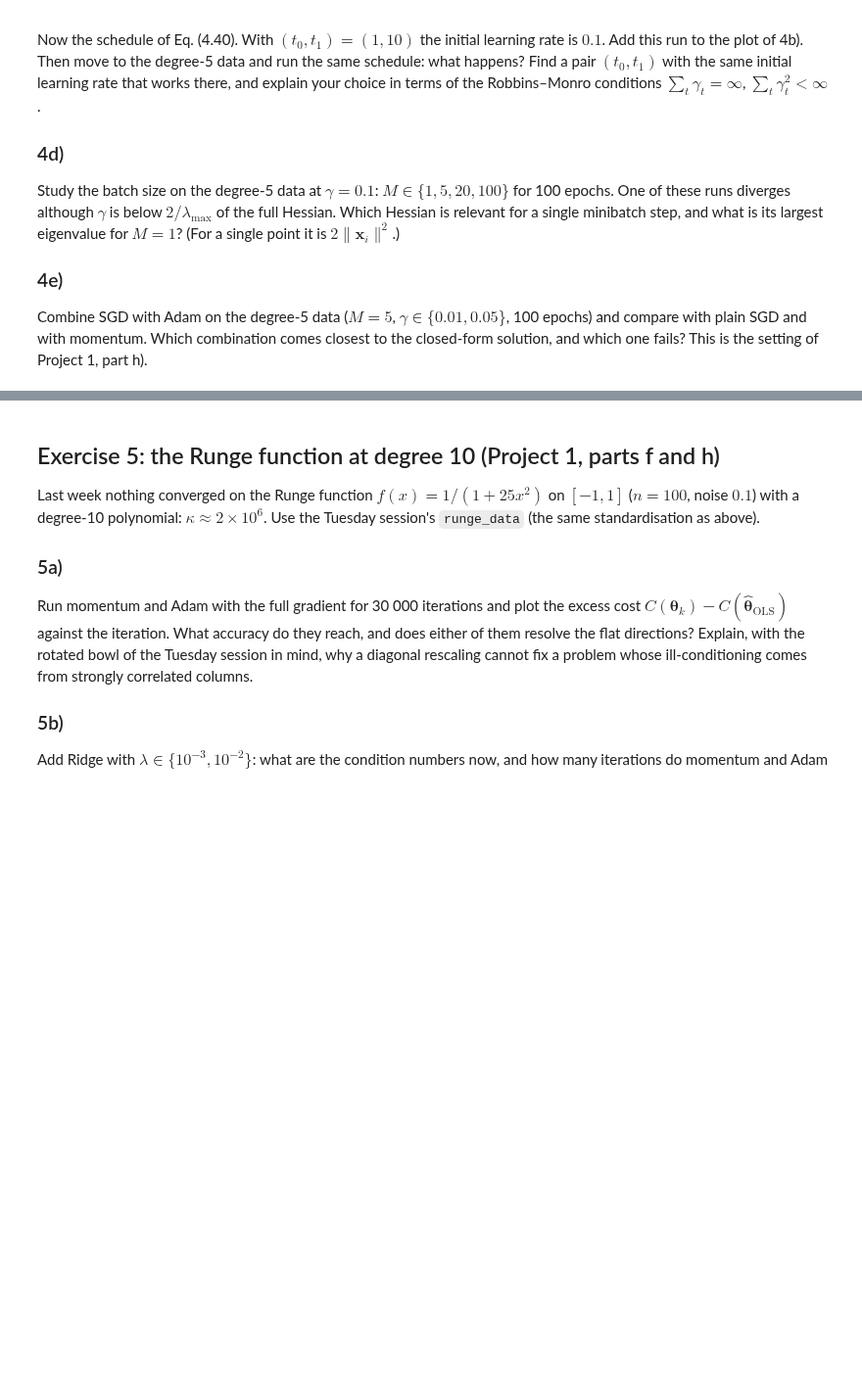
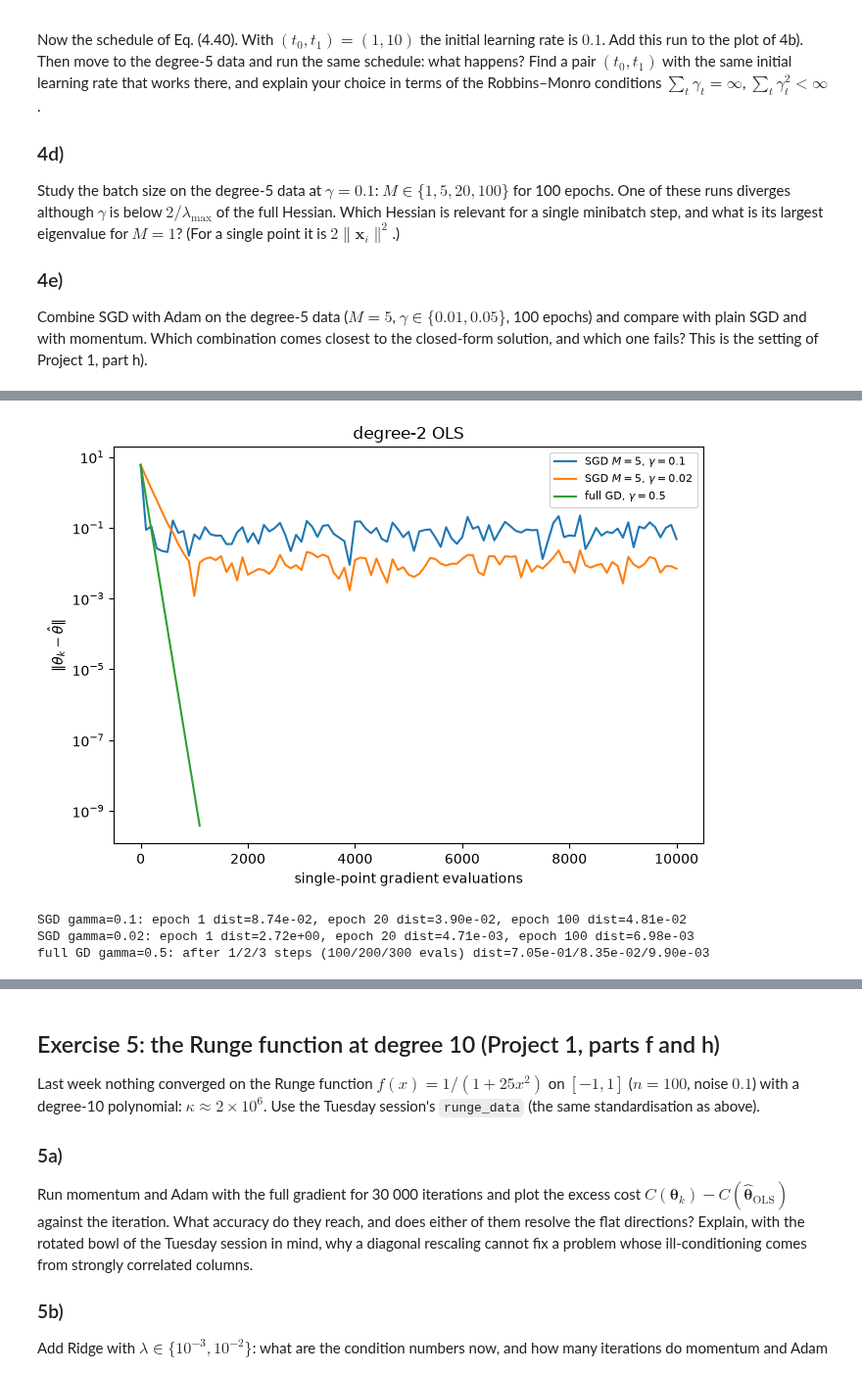
Before and after one commit to SigurdRiseth/FYS-STK4155-exercises, a Jupyter notebook: solutions/week38/exercisesweek38.ipynb, the cells around one changed output, grey strips where cells are left out. Shown at 98% size. Drawn from its saved outputs; the diff is of its cells as text; code cells hidden in the pictures; blank space fills up the shorter version.

```diff
--- a/solutions/week38/exercisesweek38.ipynb
+++ b/solutions/week38/exercisesweek38.ipynb
@@ -480,0 +694,33 @@ setting of Project 1, part h).
+# %%
+X, y = X2, y2
+theta_hat = closed_form(X, y)
+n = len(X)
+
+fig, ax = plt.subplots(figsize=(7, 5))
+for gamma in (0.1, 0.02):
+    hist = sgd(X, y, method="plain", n_epochs=100, batch_size=5, gamma=gamma)
+    dist = np.linalg.norm(hist - theta_hat, axis=1)
+    evals = np.arange(len(hist)) * n
+    ax.semilogy(evals, dist, label=rf"SGD $M=5$, $\gamma={gamma}$")
+
+hist_gd, _ = optimise(lambda th: gradient(th, X, y), np.zeros(X.shape[1]), "plain", 0.5, num_iters=20)
+dist_gd = np.linalg.norm(hist_gd - theta_hat, axis=1)
+evals_gd = np.arange(len(hist_gd)) * n
+ax.semilogy(evals_gd, dist_gd, label=r"full GD, $\gamma=0.5$")
+ax.set(xlabel="single-point gradient evaluations", ylabel=r"$\|\theta_k-\hat\theta\|$",
+       title="degree-2 OLS")
+ax.legend(fontsize=8)
+plt.tight_layout(); plt.show()
+
+for gamma in (0.1, 0.02):
+    hist = sgd(X, y, method="plain", n_epochs=100, batch_size=5, gamma=gamma)
+    dist = np.linalg.norm(hist - theta_hat, axis=1)
+    print(f"SGD gamma={gamma}: epoch 1 dist={dist[1]:.2e}, epoch 20 dist={dist[20]:.2e}, "
+          f"epoch 100 dist={dist[-1]:.2e}")
+print(f"full GD gamma=0.5: after 1/2/3 steps (100/200/300 evals) dist="
+      f"{dist_gd[1]:.2e}/{dist_gd[2]:.2e}/{dist_gd[3]:.2e}")
+# %% [output]
+[figure, added]
+SGD gamma=0.1: epoch 1 dist=8.74e-02, epoch 20 dist=3.90e-02, epoch 100 dist=4.81e-02
+SGD gamma=0.02: epoch 1 dist=2.72e+00, epoch 20 dist=4.71e-03, epoch 100 dist=6.98e-03
+full GD gamma=0.5: after 1/2/3 steps (100/200/300 evals) dist=7.05e-01/8.35e-02/9.90e-03
```
Also changed, not shown: parts of 26 cells of this notebook.
